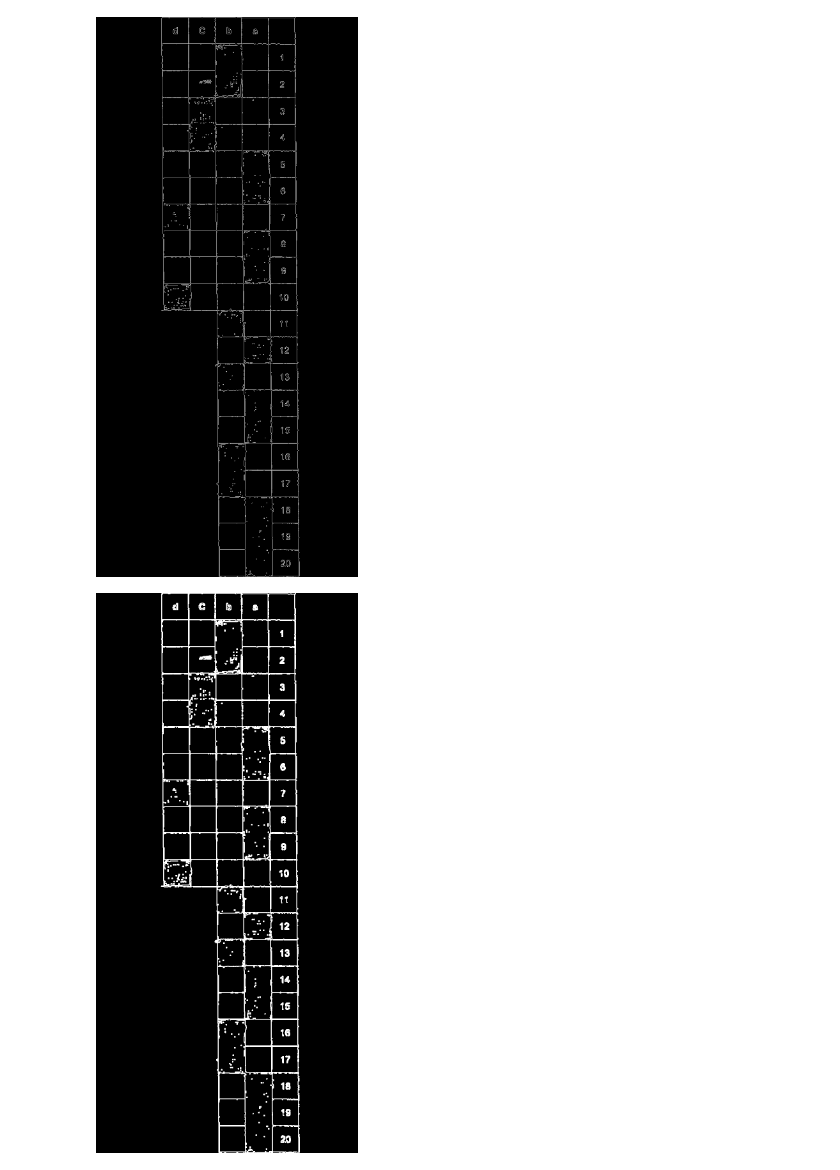
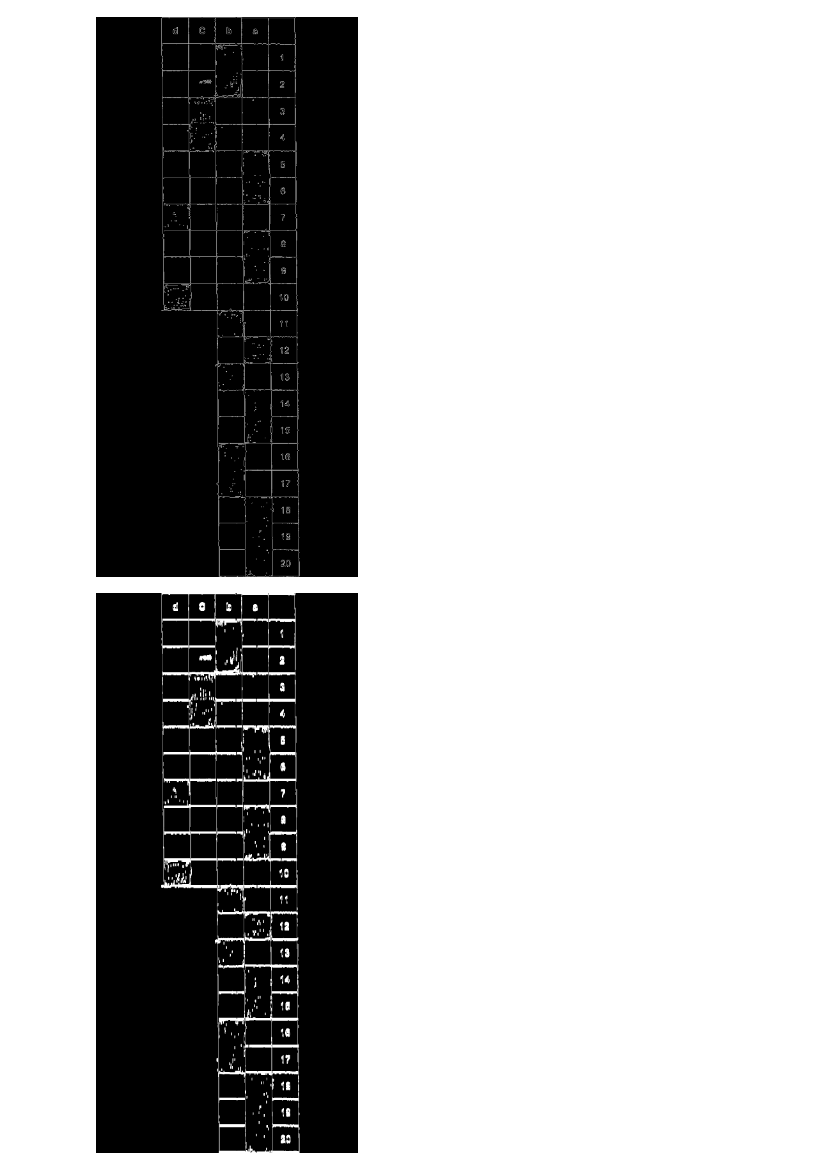
Before and after one commit to alura-cursos/Visao_computacional-OMR, a Jupyter notebook: correcao_prova.ipynb, the cells around one changed output. Drawn from its saved outputs; the diff is of its cells as text; code cells hidden in the pictures.

```diff
--- a/correcao_prova.ipynb
+++ b/correcao_prova.ipynb
@@ -44,11 +44,11 @@ cv2_imshow(img_canny)
 # %% [output]
 [figure]
 # %%
-kernel_rect = cv2.getStructuringElement(cv2.MORPH_RECT, (3,3))
-operacao_dilatar = cv2.morphologyEx(img_canny, cv2.MORPH_DILATE, kernel_rect)
+kernel_rect = cv2.getStructuringElement(cv2.MORPH_RECT, (1,3))
+operacao_dilatar = cv2.morphologyEx(img_canny, cv2.MORPH_DILATE, kernel_rect, iterations=3)
 
 cv2_imshow(operacao_dilatar)
 
 #print(kernel_rect)
 # %% [output]
-[figure, old version]
+[figure, new version]
```
Also changed, not shown: parts of 2 cells of this notebook.
